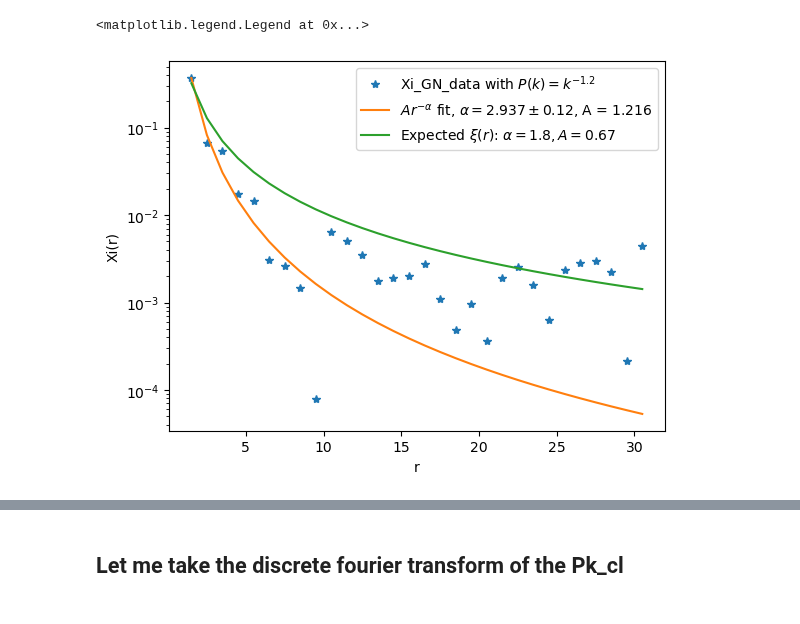
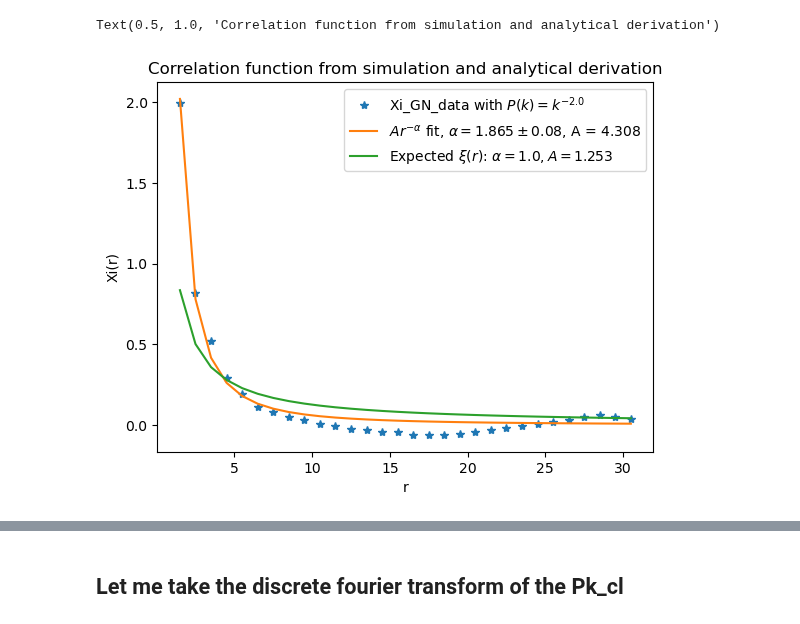
Before and after one commit to VibinRam/DP2, a Jupyter notebook: Codes/Clustering_simulation/GonzNuevoCheck.ipynb, the cells around one changed output, grey strips where cells are left out. Cells and saved outputs as stored; diff of their text form; code cells hidden in the pictures.

```diff
--- a/Codes/Clustering_simulation/GonzNuevoCheck.ipynb
+++ b/Codes/Clustering_simulation/GonzNuevoCheck.ipynb
@@ -22,7 +22,7 @@ def GonzNuevo(box_p, N_side, L_side, n_bar, pk_cl, k_for_P):
     # box_delk = temp_factor * box_delk
 
     #Getting the corresponding k values along 1d axis
-    k_vals = np.fft.fftfreq(N_side, d= del_x)
+    k_vals = np.fft.fftfreq(N_side) # This is removed here---- , d= del_x)
 
     #Power spectrum of the Poisson field box_delx
     #First I create a 3d array of same shape as box_delk, with values equal
@@ -71,7 +71,7 @@ def GonzNuevo(box_p, N_side, L_side, n_bar, pk_cl, k_for_P):
 
     #Now to get the new n(x)
     #box_GN = np.asarray(np.round(n_bar * (1 + box_delx_new)), dtype='int64')
-    box_GN = n_bar * (1 + box_delx_new)
+    box_GN = n_bar * (1 + np.where(box_delx_new<0, 0, box_delx_new))  #I have made all the negative values in box_delx_new to 0
 
 
     #-------------------------------------------------------------------------------------------------------
@@ -99,7 +99,7 @@ def GonzNuevo(box_p, N_side, L_side, n_bar, pk_cl, k_for_P):
 #Let's create a well defined box to hold the number of particles, box_p.
 N_side = 32
 #Choose the mean number of particles, n_bar
-n_bar = 50
+n_bar = 5
 #Choose the total physical length of the box
 L_side = 31
 #Now pixel size of the box
@@ -115,13 +115,13 @@ assert (N_side % 2 == 0)
 k_for_P = np.linspace(k_min, k_max, N_side//2)
 
 #Now we have to make a desired power spectrum pk_cl
-delta_of_k = 1.2
+delta_of_k = 2.0
 const_of_k = 1
 k_for_P_mid = (k_for_P[:-1] + k_for_P[1:])/2
 pk_cl = np.power(const_of_k * k_for_P_mid, -delta_of_k)
 
 box_GN = GonzNuevo(box_p, N_side, L_side, n_bar, pk_cl, k_for_P)
-# plt.close('all')
+plt.close('all')
 
 
 #Let me make another box, which we will fill with Poisson drawn numbers.
@@ -173,26 +165,29 @@ Xi_GN = (DD_count_GN/DD_total_GN - 2 * DR_count_GN/DR_total_GN + RR_count_GN/RR_
 # %%
 #Fitting the Xi_GN with a power law function to check what degree of correlation we get
 def pow_func(r, A, alpha):
     return A * np.power(r, -alpha)
 
 r_bins = bins * del_x
 r_mid = (r_bins[:-1] + r_bins[1:])/2
 
 popt, pcov = spo.curve_fit(pow_func, r_mid, Xi_GN)
 
 fig, ax = plt.subplots()
 
-ax.plot(r_mid, abs(Xi_GN), '*', label = r"Xi_GN_data with $P(k) = k^{{-{}}}$".format(delta_of_k))
+ax.plot(r_mid, Xi_GN, '*', label = r"Xi_GN_data with $P(k) = k^{{-{}}}$".format(delta_of_k))
 ax.plot(r_mid, pow_func(r_mid, popt[0], popt[1]), label=r'$Ar^{{-\alpha}}$ fit, $\alpha = {}\pm{}$, A = {}'.format(np.round(popt[1],3),np.round(np.sqrt(pcov[1,1]), 2), np.round(popt[0],3)))
 ax.set_xlabel('r')
 ax.set_ylabel('Xi(r)')
 
 #Expected correlation function
 alpha_expect = 3 - delta_of_k
 A_expect = (sps.gamma(alpha_expect/2))/ (const_of_k * np.power(2, 1 - alpha_expect/2) * sps.gamma((3 - alpha_expect)/2))
 ax.plot(r_mid, pow_func(r_mid, A_expect, alpha_expect), label=r"Expected $\xi(r)$: $\alpha = {}, A = {}$".format(np.round(alpha_expect,3), np.round(A_expect,3)))
-ax.set_yscale('log')
+# ax.set_yscale('log')
+# ax.set_xscale('log')
 ax.legend()
+
+ax.set_title("Correlation function from simulation and analytical derivation")
 # %% [output]
-<matplotlib.legend.Legend at 0x...>
+Text(0.5, 1.0, 'Correlation function from simulation and analytical derivation')
-[figure, old version]
+[figure, new version]
```
Also changed, not shown: parts of 18 cells of this notebook, 1 other file.
